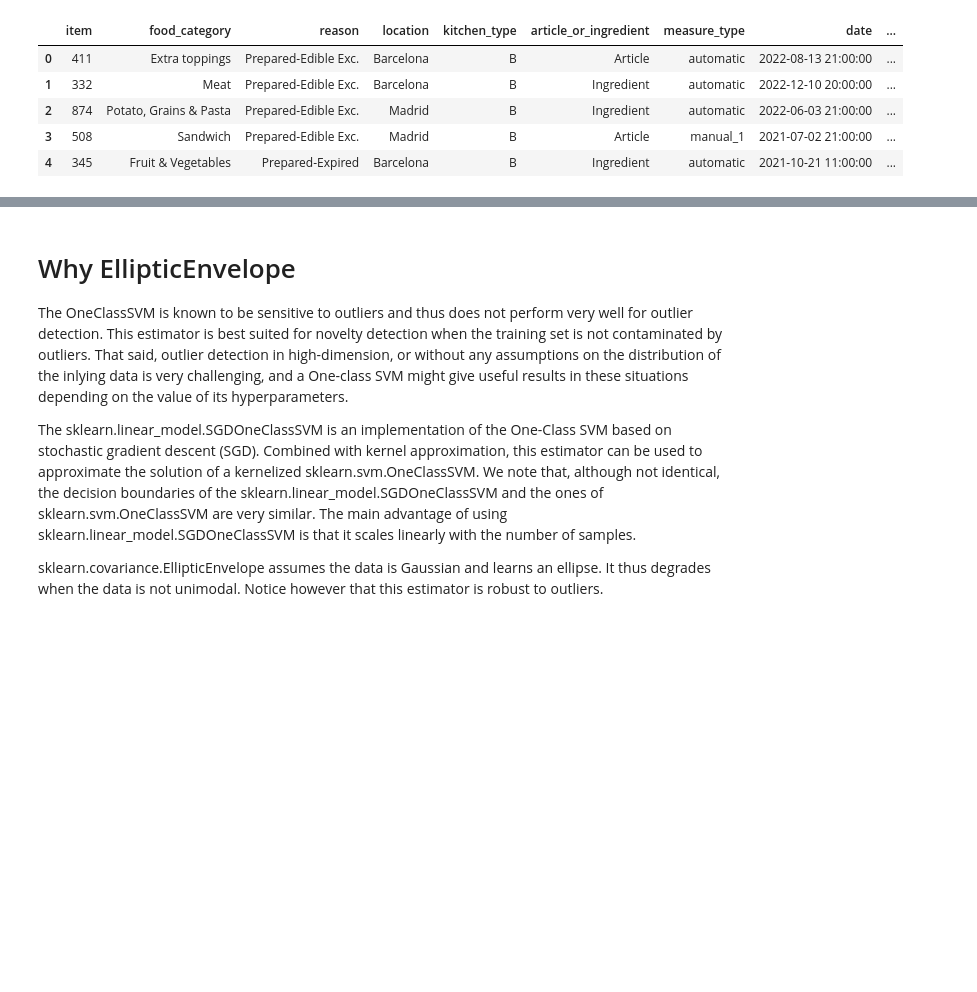
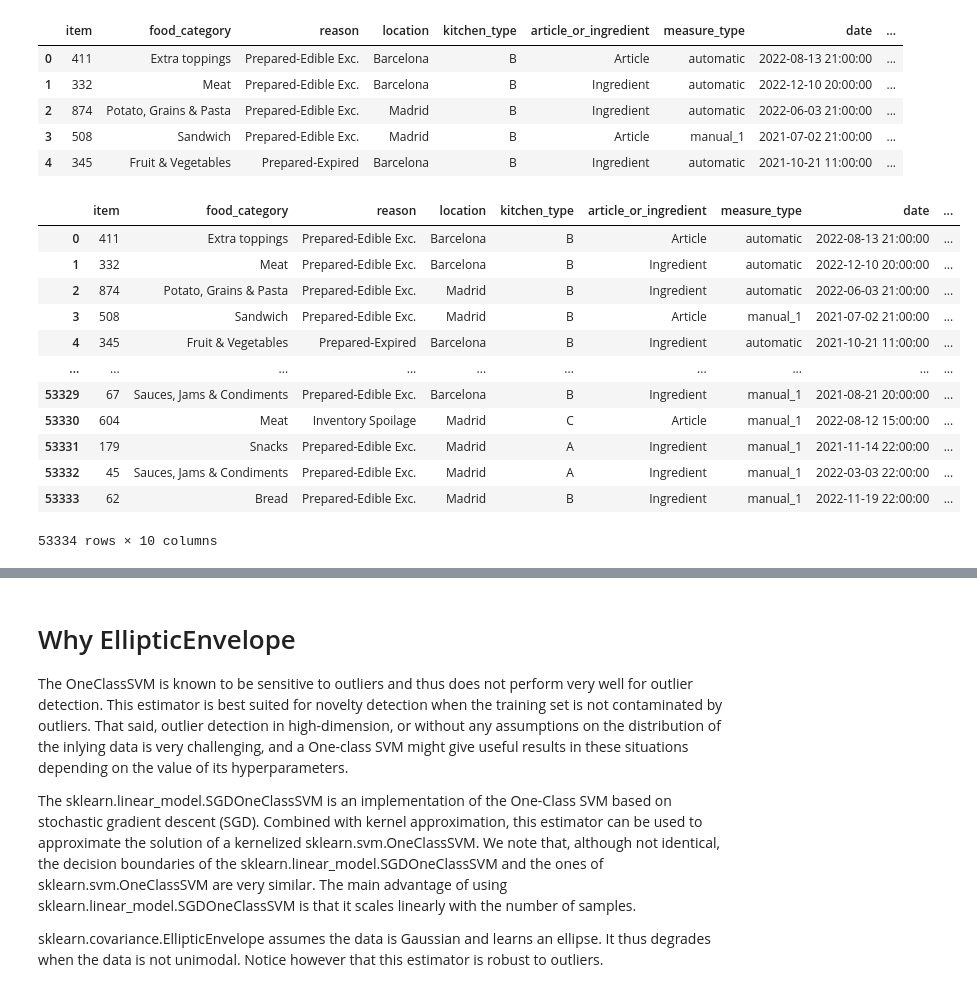
Before and after one commit to pcardenal5/DataFestImportBilly, a Jupyter notebook: scripts/EDA_waste.ipynb, the cells around one changed output, grey strips where cells are left out. Saved outputs shown, nothing was run; the diff lists cells and outputs as text; code cells hidden in the pictures; blank space fills up the shorter version.

```diff
--- a/scripts/EDA_waste.ipynb
+++ b/scripts/EDA_waste.ipynb
@@ -329,6 +332,22 @@ dfCity.head()
 | 2 | 874 | Potato, Grains & Pasta | Prepared-Edible Exc. | Madrid | B | Ingredient | automatic | 2022-06-03 21:00:00 | ... |
 | 3 | 508 | Sandwich | Prepared-Edible Exc. | Madrid | B | Article | manual_1 | 2021-07-02 21:00:00 | ... |
 | 4 | 345 | Fruit & Vegetables | Prepared-Expired | Barcelona | B | Ingredient | automatic | 2021-10-21 11:00:00 | ... |
+# %%
+dfCity
+# %% [output]
+|  | item | food_category | reason | location | kitchen_type | article_or_ingredient | measure_type | date | ... |
+| 0 | 411 | Extra toppings | Prepared-Edible Exc. | Barcelona | B | Article | automatic | 2022-08-13 21:00:00 | ... |
+| 1 | 332 | Meat | Prepared-Edible Exc. | Barcelona | B | Ingredient | automatic | 2022-12-10 20:00:00 | ... |
+| 2 | 874 | Potato, Grains & Pasta | Prepared-Edible Exc. | Madrid | B | Ingredient | automatic | 2022-06-03 21:00:00 | ... |
+| 3 | 508 | Sandwich | Prepared-Edible Exc. | Madrid | B | Article | manual_1 | 2021-07-02 21:00:00 | ... |
+| 4 | 345 | Fruit & Vegetables | Prepared-Expired | Barcelona | B | Ingredient | automatic | 2021-10-21 11:00:00 | ... |
+| ... | ... | ... | ... | ... | ... | ... | ... | ... | ... |
+| 53329 | 67 | Sauces, Jams & Condiments | Prepared-Edible Exc. | Barcelona | B | Ingredient | manual_1 | 2021-08-21 20:00:00 | ... |
+| 53330 | 604 | Meat | Inventory Spoilage | Madrid | C | Article | manual_1 | 2022-08-12 15:00:00 | ... |
+| 53331 | 179 | Snacks | Prepared-Edible Exc. | Madrid | A | Ingredient | manual_1 | 2021-11-14 22:00:00 | ... |
+| 53332 | 45 | Sauces, Jams & Condiments | Prepared-Edible Exc. | Madrid | A | Ingredient | manual_1 | 2022-03-03 22:00:00 | ... |
+| 53333 | 62 | Bread | Prepared-Edible Exc. | Madrid | B | Ingredient | manual_1 | 2022-11-19 22:00:00 | ... |
+53334 rows × 10 columns
 # %%
 from sklearn.preprocessing import LabelEncoder
 from sklearn.covariance import EllipticEnvelope
```
Also changed, not shown: parts of 9 cells of this notebook, 7 other files.
